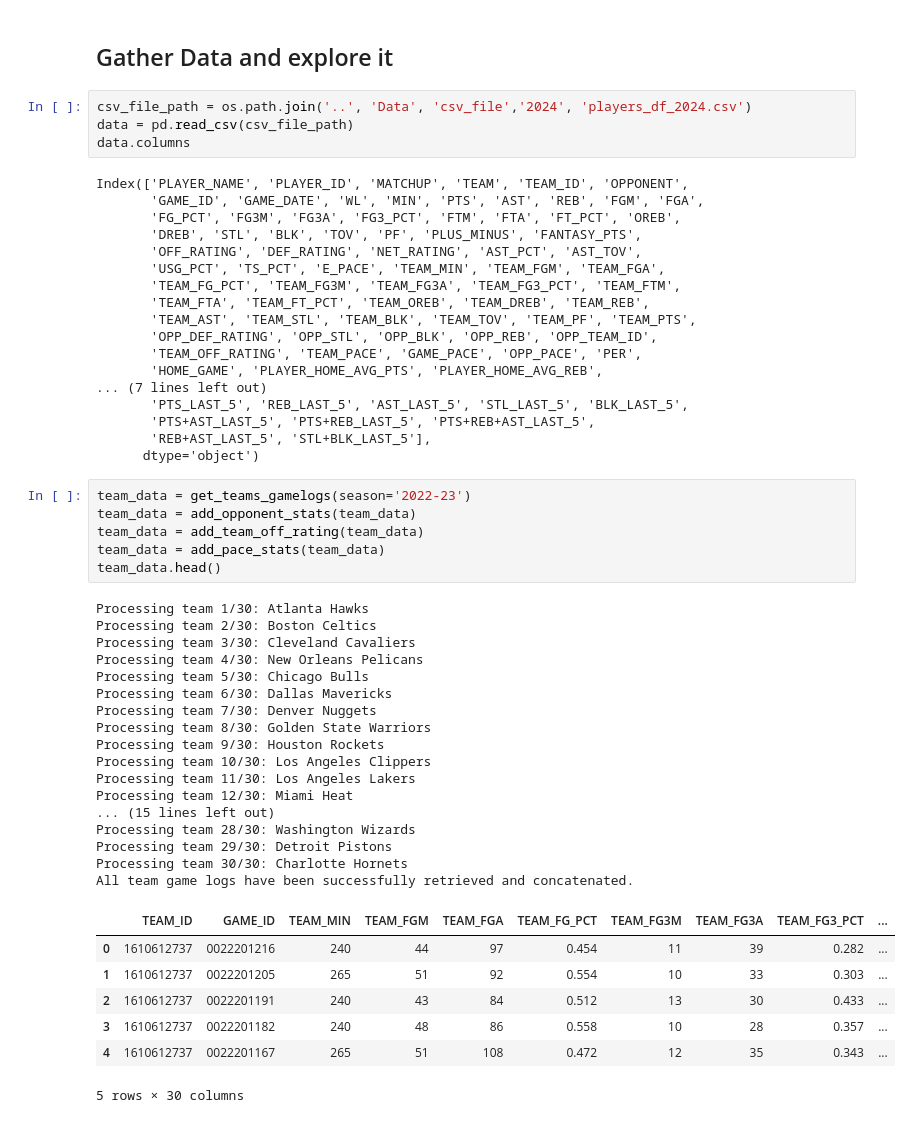
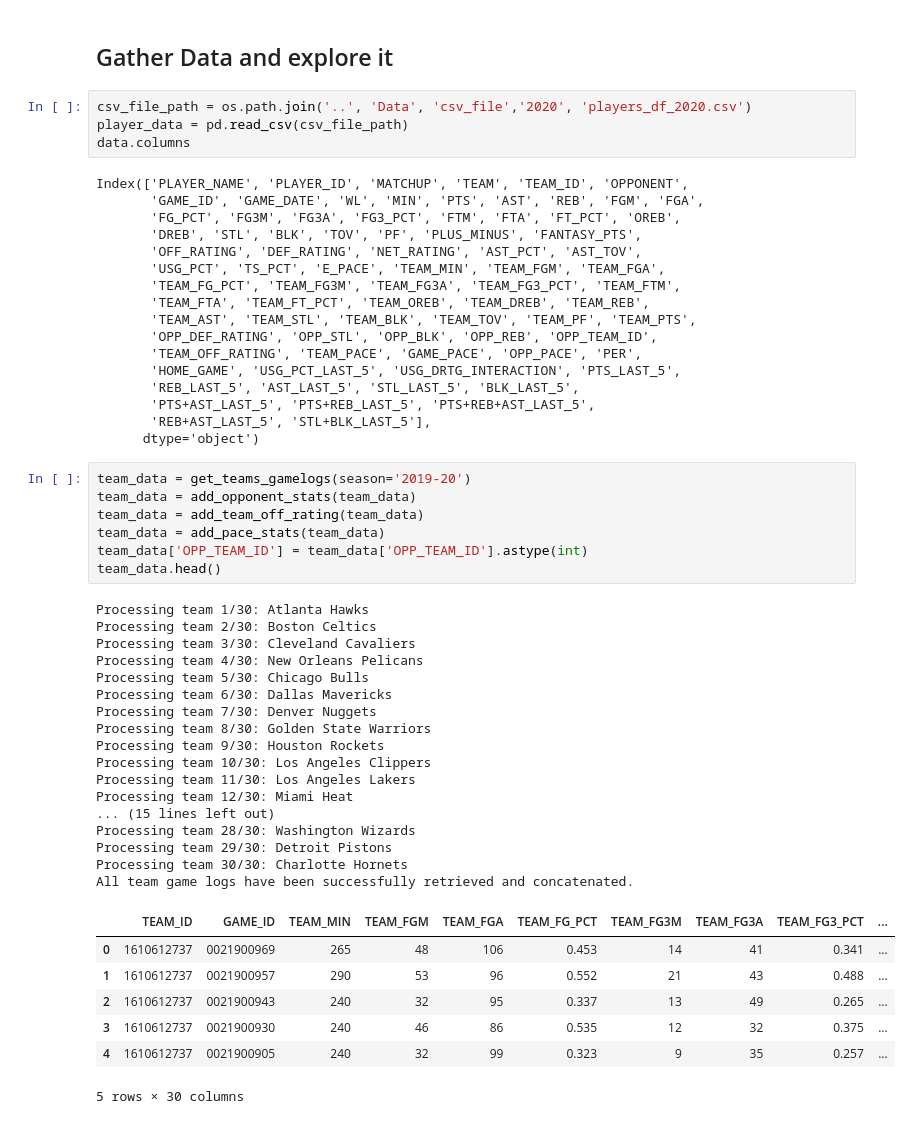
Before and after one commit to spon7ge/HoopsVista, a Jupyter notebook: PrizePicks/PlayerFunctions/TESTING.ipynb, the cells around one changed output. Cells and saved outputs as stored; diff of their text form.

```diff
--- a/PrizePicks/PlayerFunctions/TESTING.ipynb
+++ b/PrizePicks/PlayerFunctions/TESTING.ipynb
@@ -9,8 +9,8 @@ from player_features import *
 # %% [markdown]
 ## Gather Data and explore it
 # %%
-csv_file_path = os.path.join('..', 'Data', 'csv_file','2024', 'players_df_2024.csv')
-data = pd.read_csv(csv_file_path)
+csv_file_path = os.path.join('..', 'Data', 'csv_file','2020', 'players_df_2020.csv')
+player_data = pd.read_csv(csv_file_path)
 data.columns
 # %% [output]
 Index(['PLAYER_NAME', 'PLAYER_ID', 'MATCHUP', 'TEAM', 'TEAM_ID', 'OPPONENT',
@@ -24,41 +24,41 @@ Index(['PLAYER_NAME', 'PLAYER_ID', 'MATCHUP', 'TEAM', 'TEAM_ID', 'OPPONENT',
        'TEAM_AST', 'TEAM_STL', 'TEAM_BLK', 'TEAM_TOV', 'TEAM_PF', 'TEAM_PTS',
        'OPP_DEF_RATING', 'OPP_STL', 'OPP_BLK', 'OPP_REB', 'OPP_TEAM_ID',
        'TEAM_OFF_RATING', 'TEAM_PACE', 'GAME_PACE', 'OPP_PACE', 'PER',
-       'HOME_GAME', 'PLAYER_HOME_AVG_PTS', 'PLAYER_HOME_AVG_REB',
-... (7 lines left out)
-       'PTS_LAST_5', 'REB_LAST_5', 'AST_LAST_5', 'STL_LAST_5', 'BLK_LAST_5',
+       'HOME_GAME', 'USG_PCT_LAST_5', 'USG_DRTG_INTERACTION', 'PTS_LAST_5',
+       'REB_LAST_5', 'AST_LAST_5', 'STL_LAST_5', 'BLK_LAST_5',
        'PTS+AST_LAST_5', 'PTS+REB_LAST_5', 'PTS+REB+AST_LAST_5',
        'REB+AST_LAST_5', 'STL+BLK_LAST_5'],
       dtype='object')
 # %%
-team_data = get_teams_gamelogs(season='2022-23')
+team_data = get_teams_gamelogs(season='2019-20')
 team_data = add_opponent_stats(team_data)
 team_data = add_team_off_rating(team_data)
 team_data = add_pace_stats(team_data)
+team_data['OPP_TEAM_ID'] = team_data['OPP_TEAM_ID'].astype(int)
 team_data.head()
 # %% [output]
 Processing team 1/30: Atlanta Hawks
 Processing team 2/30: Boston Celtics
 Processing team 3/30: Cleveland Cavaliers
 Processing team 4/30: New Orleans Pelicans
 Processing team 5/30: Chicago Bulls
 Processing team 6/30: Dallas Mavericks
 Processing team 7/30: Denver Nuggets
 Processing team 8/30: Golden State Warriors
 Processing team 9/30: Houston Rockets
 Processing team 10/30: Los Angeles Clippers
 Processing team 11/30: Los Angeles Lakers
 Processing team 12/30: Miami Heat
 ... (15 lines left out)
 Processing team 28/30: Washington Wizards
 Processing team 29/30: Detroit Pistons
 Processing team 30/30: Charlotte Hornets
 All team game logs have been successfully retrieved and concatenated.
 |  | TEAM_ID | GAME_ID | TEAM_MIN | TEAM_FGM | TEAM_FGA | TEAM_FG_PCT | TEAM_FG3M | TEAM_FG3A | TEAM_FG3_PCT | ... |
-| 0 | 1610612737 | 0022201216 | 240 | 44 | 97 | 0.454 | 11 | 39 | 0.282 | ... |
-| 1 | 1610612737 | 0022201205 | 265 | 51 | 92 | 0.554 | 10 | 33 | 0.303 | ... |
-| 2 | 1610612737 | 0022201191 | 240 | 43 | 84 | 0.512 | 13 | 30 | 0.433 | ... |
-| 3 | 1610612737 | 0022201182 | 240 | 48 | 86 | 0.558 | 10 | 28 | 0.357 | ... |
-| 4 | 1610612737 | 0022201167 | 265 | 51 | 108 | 0.472 | 12 | 35 | 0.343 | ... |
+| 0 | 1610612737 | 0021900969 | 265 | 48 | 106 | 0.453 | 14 | 41 | 0.341 | ... |
+| 1 | 1610612737 | 0021900957 | 290 | 53 | 96 | 0.552 | 21 | 43 | 0.488 | ... |
+| 2 | 1610612737 | 0021900943 | 240 | 32 | 95 | 0.337 | 13 | 49 | 0.265 | ... |
+| 3 | 1610612737 | 0021900930 | 240 | 46 | 86 | 0.535 | 12 | 32 | 0.375 | ... |
+| 4 | 1610612737 | 0021900905 | 240 | 32 | 99 | 0.323 | 9 | 35 | 0.257 | ... |
 5 rows × 30 columns
 # %%
```
Also changed, not shown: parts of 14 cells of this notebook, 2 other files.
